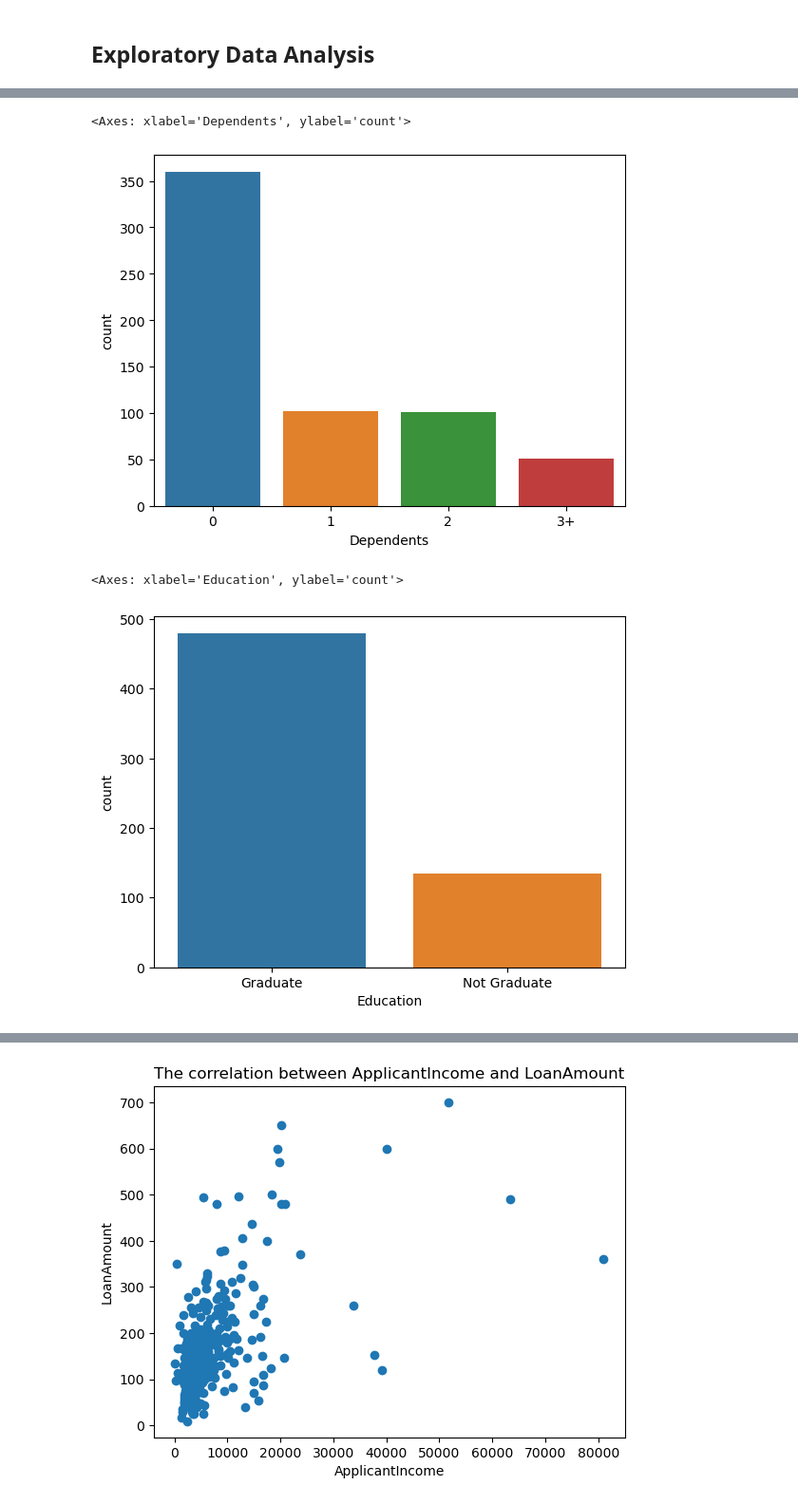
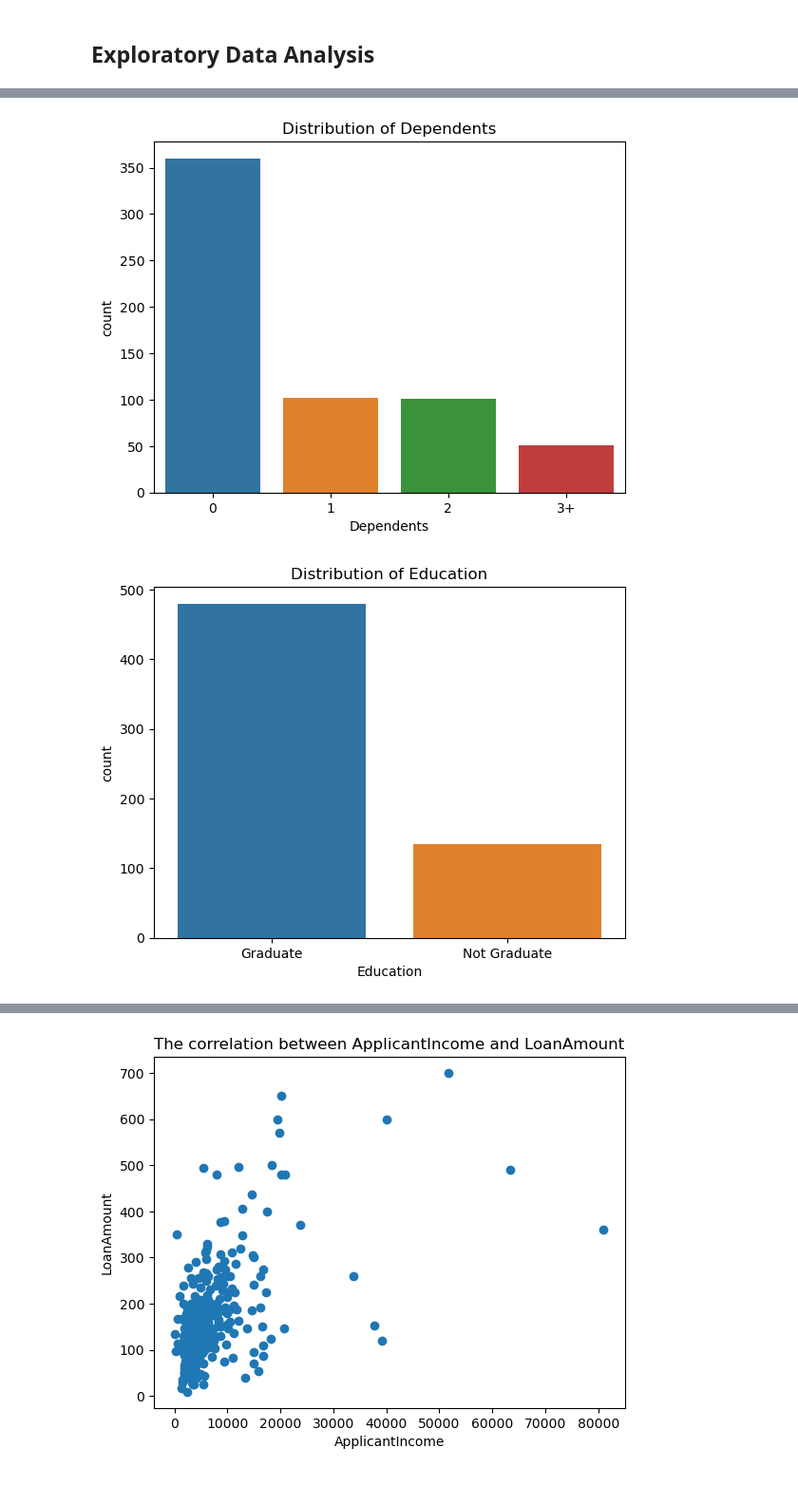
Before and after one commit to AnvithaChaluvadi/Loan-Decision-Tool_Project2, a Jupyter notebook: test-loan defaulter.ipynb, the cells around one changed output, grey strips where cells are left out. Shown at 95% size. Cells and saved outputs as stored; diff of their text form; code cells hidden in the pictures.

```diff
--- a/test-loan defaulter.ipynb
+++ b/test-loan defaulter.ipynb
@@ -167,12 +169,14 @@ sns.countplot(x ='Married', data = test_loan_df)
 # %%
 sns.countplot(x ='Dependents', data = test_loan_df)
+plt.title("Distribution of Dependents")
+plt.show()
 # %% [output]
-<Axes: xlabel='Dependents', ylabel='count'>
-[figure, old version]
+[figure, new version]
 # %%
 sns.countplot(x ='Education', data = test_loan_df)
+plt.title("Distribution of Education")
+plt.show()
 # %% [output]
-<Axes: xlabel='Education', ylabel='count'>
-[figure, old version]
+[figure, new version]
 # %%
 sns.countplot(x ='Self_Employed', data = test_loan_df)
```
Also changed, not shown: parts of 24 cells of this notebook, 1 other file.
